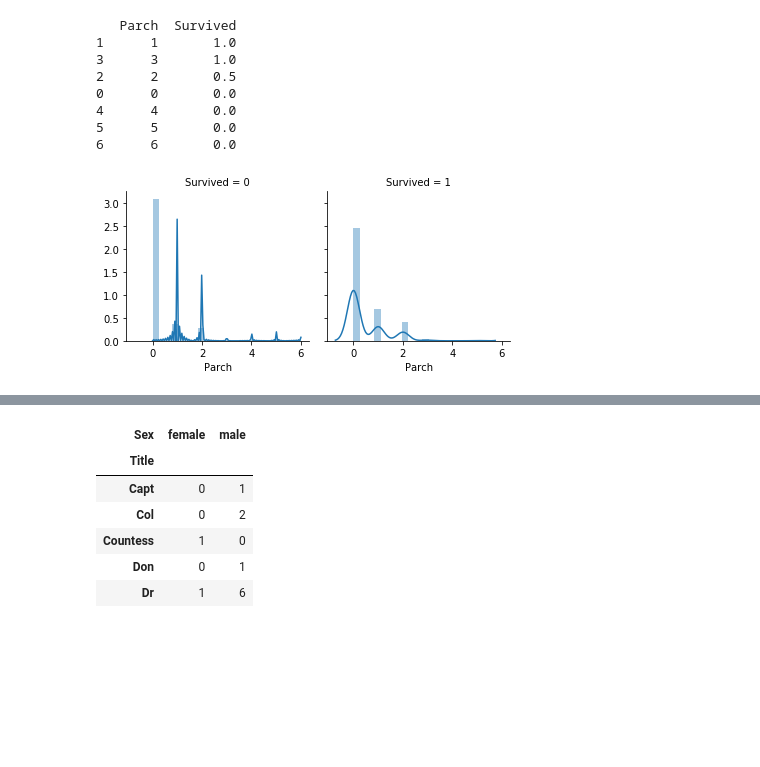
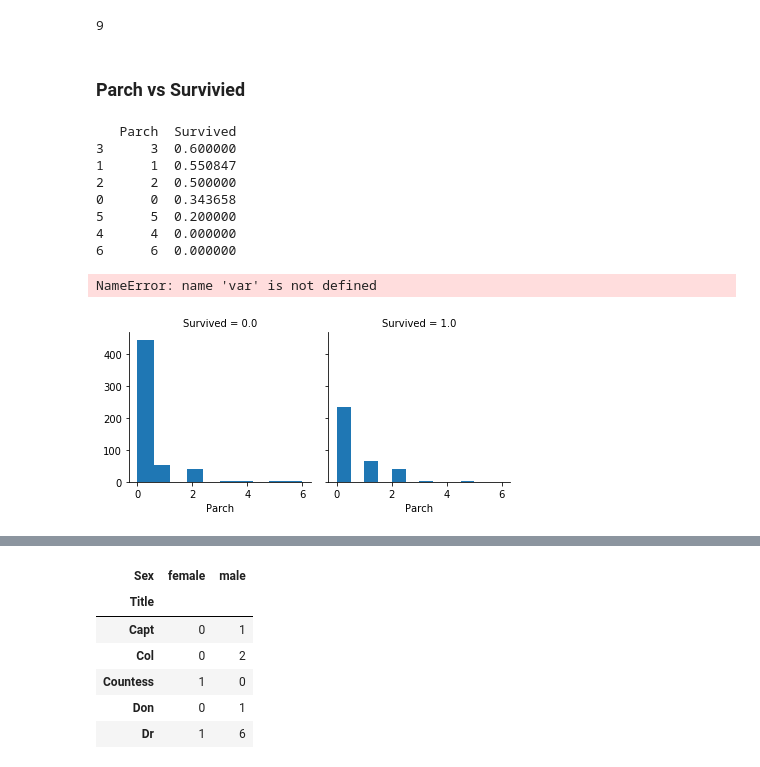
Before and after one commit to elanderos318/titanic-machine-learning, a Jupyter notebook: jupyter_notebook_code/titanic_machine_learning_notebook.ipynb, the cells around one changed output, grey strips where cells are left out. Saved outputs shown, nothing was run; the diff lists cells and outputs as text; code cells hidden in the pictures; blank space fills up the shorter version.

```diff
--- a/jupyter_notebook_code/titanic_machine_learning_notebook.ipynb
+++ b/jupyter_notebook_code/titanic_machine_learning_notebook.ipynb
@@ -34,7 +34,11 @@ test = pd.read_csv("../datasets/test.csv")
 # full_data = [train, test]
 # %%
 train = train.set_index("PassengerId")
+train['train'] = 1
 test = test.set_index("PassengerId")
+test['train'] = 0
+
+data = train.append(test, ignore_index=True)
 # %%
 train.head(5)
 # %% [output]
@@ -75,12 +74,47 @@ def compare_values(data, var1, var2):
+# %%
+def compare_dist(data, var1, var2):
+    print(data[[var1, var2]][data[var2].isnull()==False].groupby([var1],
+    as_index=False).mean().sort_values(by=var2, ascending=False))
+    g = sns.FacetGrid(data, col=var2).map(plt.hist, var1)
+
+    max_range = data[var].max() * 1.2
+    bins = np.linspace(0, max_range)
+    plt.hist(data[data['Survived']==0][var], bins,
+            alpha=0.5, normed=True, label='Did Not Survive')
+    plt.hist(data[data['Survived']==1][var], bins,
+            alpha=0.5, normed=True, label='Survived')
+    plt.legend(loc='upper right')
+    plt.show()
+def compare_mean(data, var1, var2):
+    return data[[var1, var2]][data[var2].isnull()==False].groupby([var1],
+        as_index=False).mean().sort_values(by=var2, ascending=False)
+
+
+def compare_hist(data, var):
+    max_range = data[var].max() * 1.2
+    bins = np.linspace(0, max_range)
+    plt.hist(data[data['Survived']==0][var], bins,
+            alpha=0.5, normed=True, label='Did Not Survive')
+    plt.hist(data[data['Survived']==1][var], bins,
+            alpha=0.5, normed=True, label='Survived')
+    plt.legend(loc='upper right')
+    plt.show()
+# %%
+data['Parch'].max()
+# %% [output]
+9
+# %% [markdown]
+### Parch vs Survivied
 # %%
-compare_values(train, 'Parch', 'Survived')
+compare_dist(data, 'Parch', 'Survived')
 # %% [output]
    Parch  Survived
-1      1       1.0
-3      3       1.0
-2      2       0.5
-0      0       0.0
-4      4       0.0
-5      5       0.0
-6      6       0.0
+3      3  0.600000
+1      1  0.550847
+2      2  0.500000
+0      0  0.343658
+5      5  0.200000
+4      4  0.000000
+6      6  0.000000
+NameError: name 'var' is not defined
-[figure, old version]
+[figure, new version]
```
Also changed, not shown: parts of 5 cells of this notebook.
